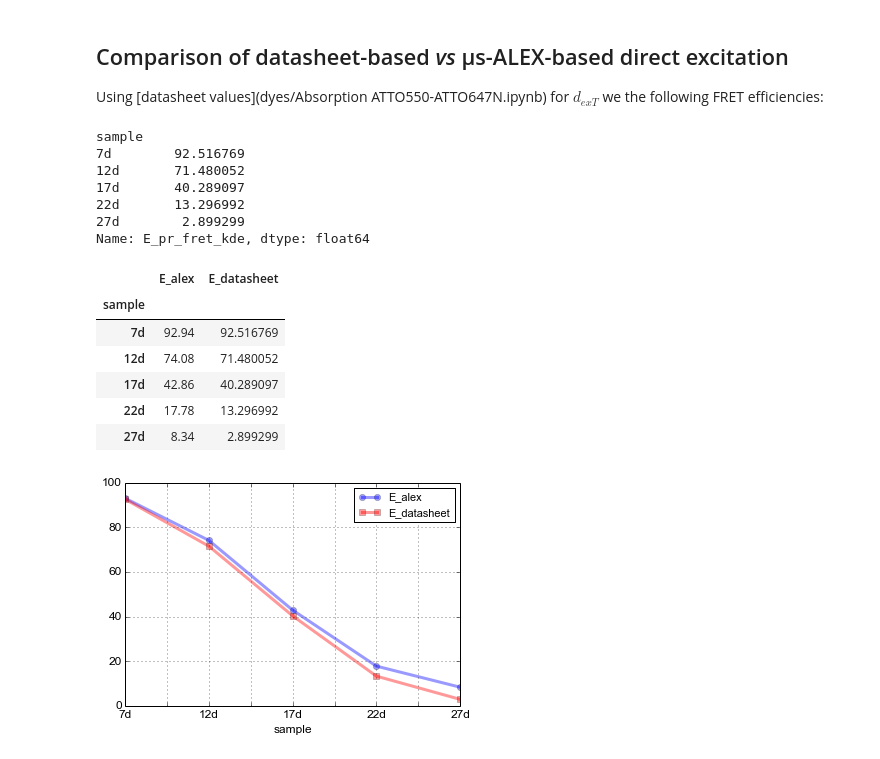
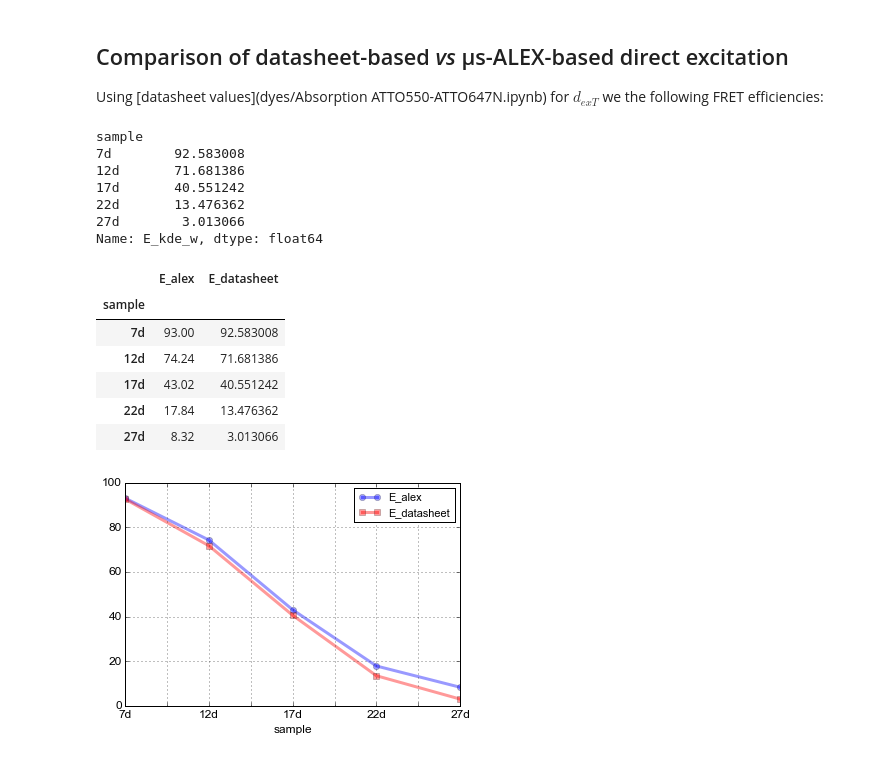
Before and after one commit to tritemio/multispot_paper_historical, a Jupyter notebook: usALEX - Corrections - Direct excitation physical parameter.ipynb, the cells around one changed output. Saved outputs shown, nothing was run; the diff lists cells and outputs as text; code cells hidden in the pictures.

```diff
--- a/usALEX - Corrections - Direct excitation physical parameter.ipynb
+++ b/usALEX - Corrections - Direct excitation physical parameter.ipynb
@@ -123,32 +129,32 @@ WARNING -> Uncommitted changes:
 
 Using [datasheet values](dyes/Absorption ATTO550-ATTO647N.ipynb) for $d_{exT}$ we the following FRET efficiencies:
 # %%
-E_datasheet = fretmath.correct_E_gamma_leak_dir(data_raw.E_pr_fret_kde,
+E_datasheet = fretmath.correct_E_gamma_leak_dir(data_raw.E_kde_w,
                                                 leakage=leakage,
                                                 dir_ex_t=dir_ex_t_datasheet,
                                                 gamma=gamma)*100
 E_datasheet
 # %% [output]
 sample
-7d        92.516769
-12d       71.480052
-17d       40.289097
-22d       13.296992
-27d        2.899299
-Name: E_pr_fret_kde, dtype: float64
+7d        92.583008
+12d       71.681386
+17d       40.551242
+22d       13.476362
+27d        3.013066
+Name: E_kde_w, dtype: float64
 # %%
-out = data_corr[['E_pr_fret_kde']].copy()*100
+out = data_corr[['E_kde_w']].copy()*100
 out.columns = ['E_alex']
 out['E_datasheet'] = E_datasheet
 out
 # %% [output]
 |  | E_alex | E_datasheet |
 | sample |  |  |
-| 7d | 92.94 | 92.516769 |
-| 12d | 74.08 | 71.480052 |
-| 17d | 42.86 | 40.289097 |
-| 22d | 17.78 | 13.296992 |
-| 27d | 8.34 | 2.899299 |
+| 7d | 93.00 | 92.583008 |
+| 12d | 74.24 | 71.681386 |
+| 17d | 43.02 | 40.551242 |
+| 22d | 17.84 | 13.476362 |
+| 27d | 8.32 | 3.013066 |
 # %%
 out.plot(alpha=0.4, lw=3, style=dict(E_alex='-ob', E_datasheet='-sr'));
 # %% [output]
```
Also changed, not shown: parts of 12 cells of this notebook, 16 other files.
